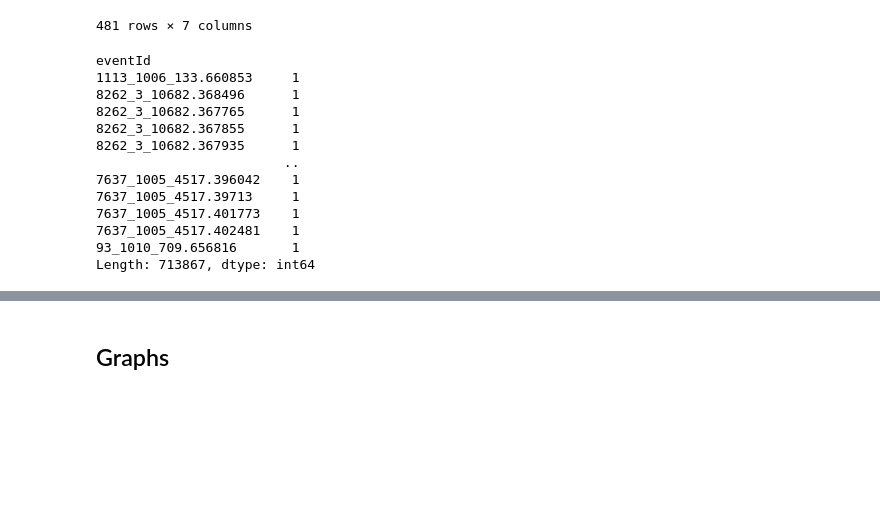
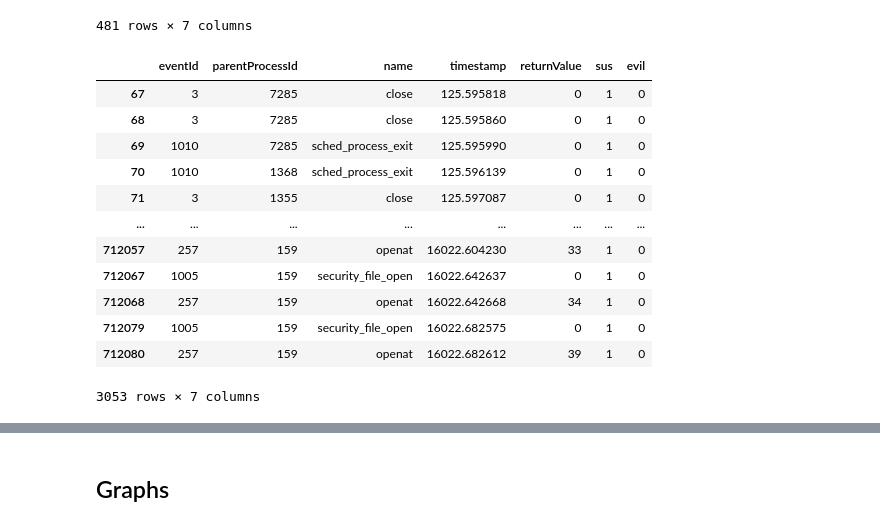
Before and after one commit to BishalLakha/BETH_data_analysis, a Jupyter notebook: saras_beth_processing.ipynb, the cells around one changed output, grey strips where cells are left out. Saved outputs shown, nothing was run; the diff lists cells and outputs as text; code cells hidden in the pictures; blank space fills up the shorter version.

```diff
--- a/saras_beth_processing.ipynb
+++ b/saras_beth_processing.ipynb
@@ -217,6 +72,3 @@ one86_events = one86_process_df[['eventId', 'processId', 'eventName', 'timestamp
 ##Remove duplicates
 one86_procs = one86_procs.drop_duplicates(keep='first')
 one86_events = one86_events.drop_duplicates(keep='first')
-# %%
-##concatenate parentProcessId to eventId to timestamp to differentiate
-one86_events['eventId'] =  one86_events['parentProcessId'].astype(str) + '_' + one86_events['eventId'].astype(str) + '_' + one86_events['timestamp'].astype(str)
@@ -253,20 +90,19 @@ one86_procs[one86_procs['processId'] == 7324]
 | 3336 | 7324 | 1 | systemd-user-ru | 0 | 143.978194 | 0 | 0 |
 | 3337 | 7324 | 1 | systemd-user-ru | 0 | 143.978216 | 0 | 0 |
 481 rows × 7 columns
-# %%
-one86_events.value_counts('eventId')
-# one86_events[one86_events['eventId'] == '']
-# %% [output]
-eventId
-1113_1006_133.660853     1
-8262_3_10682.368496      1
-8262_3_10682.367765      1
-8262_3_10682.367855      1
-8262_3_10682.367935      1
-                        ..
-7637_1005_4517.396042    1
-7637_1005_4517.39713     1
-7637_1005_4517.401773    1
-7637_1005_4517.402481    1
-93_1010_709.656816       1
-Length: 713867, dtype: int64
+# %%
+one86_events[one86_events['sus'] == 1]
+# %% [output]
+|  | eventId | parentProcessId | name | timestamp | returnValue | sus | evil |
+| 67 | 3 | 7285 | close | 125.595818 | 0 | 1 | 0 |
+| 68 | 3 | 7285 | close | 125.595860 | 0 | 1 | 0 |
+| 69 | 1010 | 7285 | sched_process_exit | 125.595990 | 0 | 1 | 0 |
+| 70 | 1010 | 1368 | sched_process_exit | 125.596139 | 0 | 1 | 0 |
+| 71 | 3 | 1355 | close | 125.597087 | 0 | 1 | 0 |
+| ... | ... | ... | ... | ... | ... | ... | ... |
+| 712057 | 257 | 159 | openat | 16022.604230 | 33 | 1 | 0 |
+| 712067 | 1005 | 159 | security_file_open | 16022.642637 | 0 | 1 | 0 |
+| 712068 | 257 | 159 | openat | 16022.642668 | 34 | 1 | 0 |
+| 712079 | 1005 | 159 | security_file_open | 16022.682575 | 0 | 1 | 0 |
+| 712080 | 257 | 159 | openat | 16022.682612 | 39 | 1 | 0 |
+3053 rows × 7 columns
```
Also changed, not shown: parts of 37 cells of this notebook.
